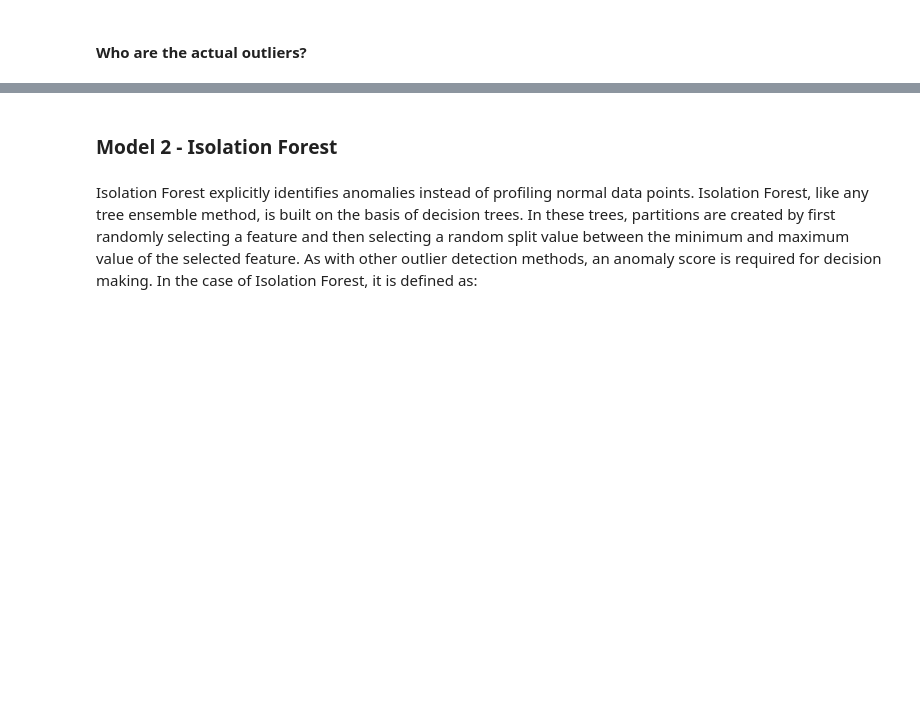
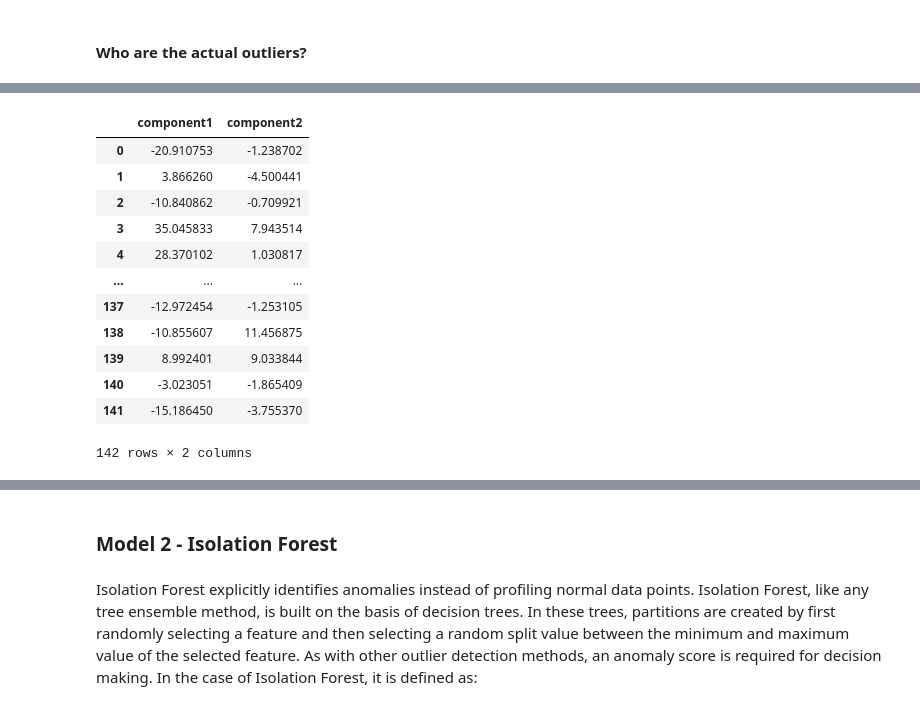
Before and after one commit to tamarshnirer/Anomality_Detection_in_Lymphoma_Patients, a Jupyter notebook: Untitled.ipynb, the cells around one changed output, grey strips where cells are left out. Drawn from its saved outputs; the diff is of its cells as text; code cells hidden in the pictures; blank space fills up the shorter version.

```diff
--- a/Untitled.ipynb
+++ b/Untitled.ipynb
@@ -1136,6 +1127,22 @@ two_feat_inliers = pca.fit_transform(train_inliers)
 in_pca_df = pd.DataFrame(two_feat_inliers, columns = ['component1', 'component2'])
 two_feat_outliers = pca.fit_transform(train_outliers)
 out_pca_df = pd.DataFrame(two_feat_outliers, columns = ['component1', 'component2'])
+# %%
+in_pca_df
+# %% [output]
+|  | component1 | component2 |
+| 0 | -20.910753 | -1.238702 |
+| 1 | 3.866260 | -4.500441 |
+| 2 | -10.840862 | -0.709921 |
+| 3 | 35.045833 | 7.943514 |
+| 4 | 28.370102 | 1.030817 |
+| ... | ... | ... |
+| 137 | -12.972454 | -1.253105 |
+| 138 | -10.855607 | 11.456875 |
+| 139 | 8.992401 | 9.033844 |
+| 140 | -3.023051 | -1.865409 |
+| 141 | -15.186450 | -3.755370 |
+142 rows × 2 columns
 # %%
 fig = plt.figure()
 ax1 = fig.add_subplot()
```
Also changed, not shown: parts of 24 cells of this notebook.
